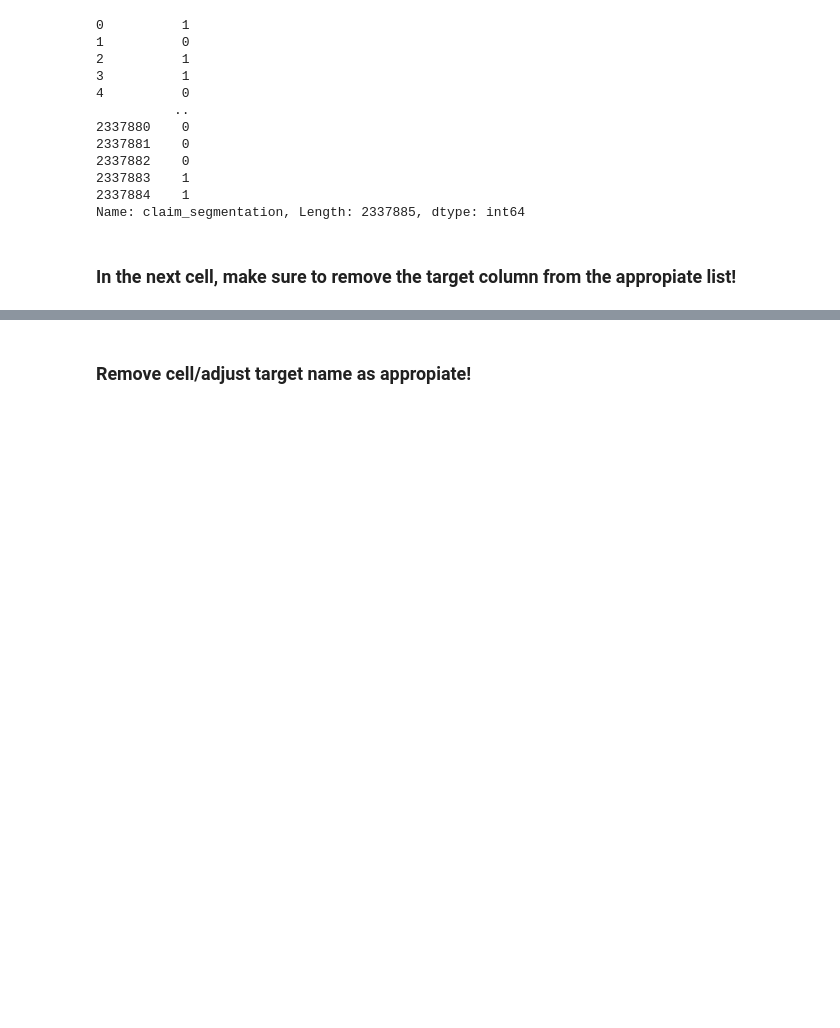
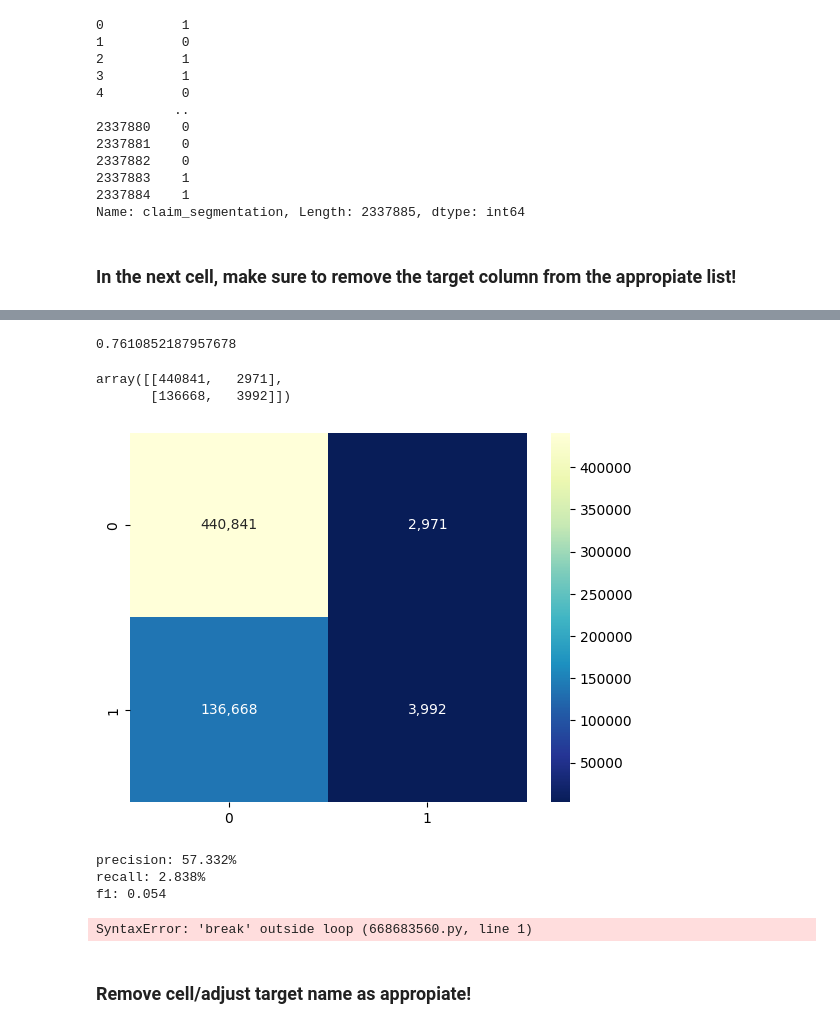
Before and after one commit to sbuenker/florita, a Jupyter notebook: notebooks/pipeline_xgboost.ipynb, the cells around one changed output, grey strips where cells are left out. Cells and saved outputs as stored; diff of their text form; code cells hidden in the pictures; blank space fills up the shorter version.

Commit message:
running xgboost model on full data set using hyper params from RandomSearch

```diff
--- a/notebooks/pipeline_xgboost.ipynb
+++ b/notebooks/pipeline_xgboost.ipynb
@@ -94,5 +93,14 @@ preprocessor = ColumnTransformer([
 # build pipe and name its components
 pipe = Pipeline([
 ("preprocessor", preprocessor),
-("clf", XGBClassifier(random_state=42))
+("clf", XGBClassifier(random_state=42, subsample=0.7999999999999999, n_estimators=250, max_depth=10,
+            learning_rate=0.3, colsample_bytree=0.6, colsample_bylevel=0.5))
 ])
+# %%
+# train test split
+y = df.pop("claim_segmentation")
+X = df
+X_train, X_test, y_train, y_test = train_test_split(X, y, random_state=42, stratify=y)
+# %%
+# fit pipeline
+pipe.fit(X_train, y_train)
@@ -98,0 +128,35 @@ pipe = Pipeline([
+# %%
+# if you're ready to look at the result on the test data
+pipe.score(X_test, y_test)
+# %% [output]
+0.7610852187957678
+# %%
+# confusion matrix
+y_pred = pipe.predict(X_test)
+cm = confusion_matrix(y_test, y_pred)
+cm
+# %% [output]
+array([[440841,   2971],
+       [136668,   3992]])
+# %%
+sns.heatmap(cm, cmap="YlGnBu_r", annot=True, fmt=",.0f");
+# %% [output]
+[figure, added]
+# %%
+TP = 3992
+FN = 440841
+FN = 136668
+FP = 2971
+precision = TP/(TP + FP) # asks what proportion of positive predictions are actually correct, i.e. what proportion of predicted
+                        # rejections are actually predicted correctly
+recall = TP/(TP + FN) # aka TPR, sensitivity; asks what proportion of actual positives was predicted correctly, i.e.
+                    # what proportion of actual rejections did we correctly predict as rejected.
+f1_score = 2 * (precision * recall)/(precision + recall)
+
+print(f'precision: {precision*100:.3f}%')
+print(f'recall: {recall*100:.3f}%')
+print(f'f1: {f1_score:.3f}')
+# %% [output]
+precision: 57.332%
+recall: 2.838%
+f1: 0.054
@@ -99,3 +168,7 @@ pipe = Pipeline([
+# %%
+break
+# %% [output]
+SyntaxError: 'break' outside loop (668683560.py, line 1)
 # %% [markdown]
 ### Remove cell/adjust target name as appropiate!
 # %%
```
Also changed, not shown: parts of 8 cells of this notebook.
